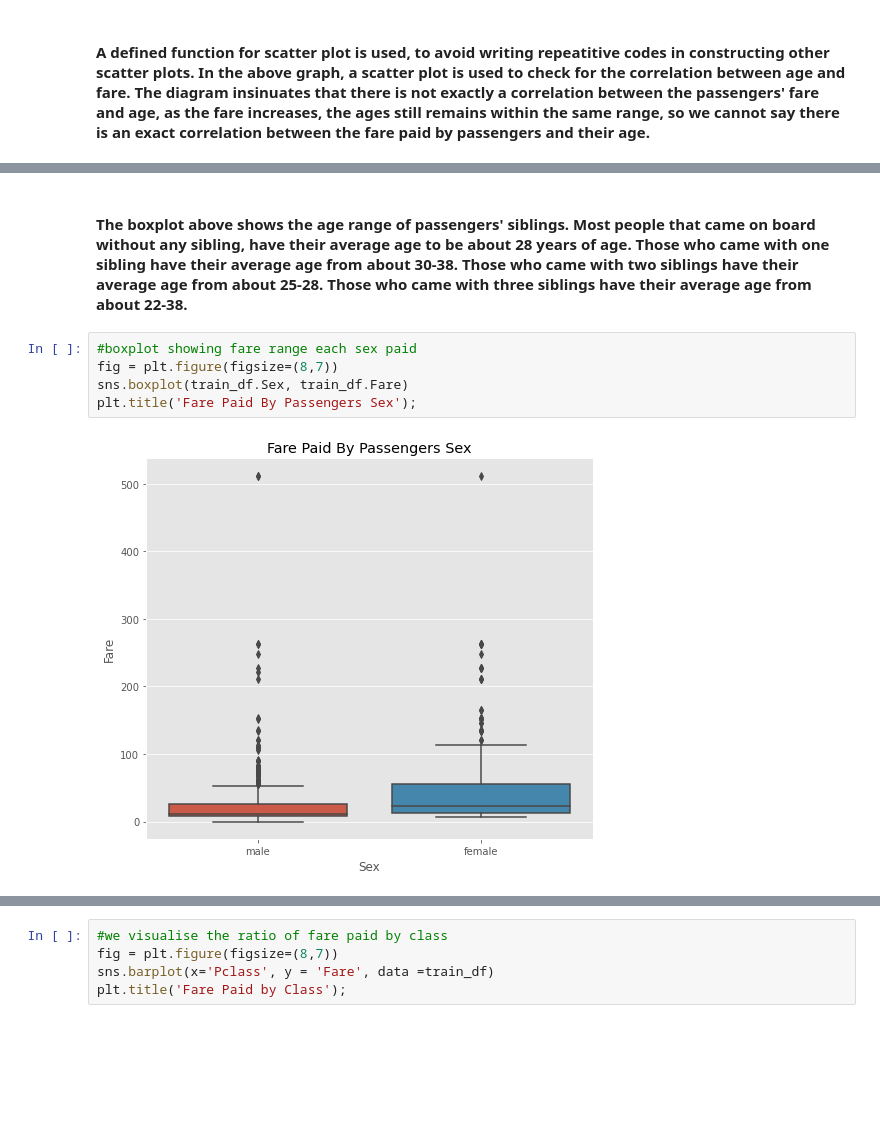
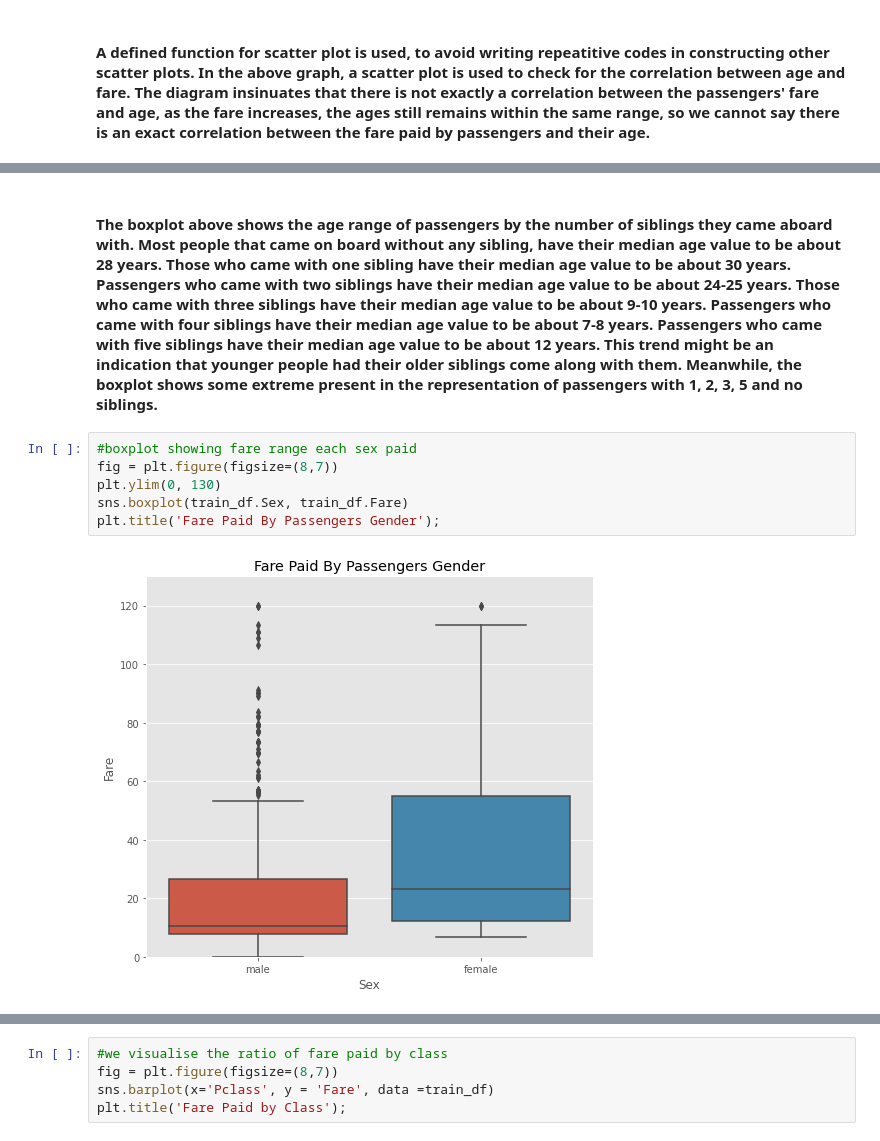
Before and after one commit to Bernice-Akinwande/Kaggle-BIPOC-Mentorship-project, a Jupyter notebook: Titanic Data Analysis .ipynb, the cells around one changed output, grey strips where cells are left out. Saved outputs shown, nothing was run; the diff lists cells and outputs as text; blank space fills up the shorter version.

```diff
--- a/Titanic Data Analysis .ipynb
+++ b/Titanic Data Analysis .ipynb
@@ -278,9 +316,10 @@ plt.title('Age Range Of Passengers Siblings');
 # %% [markdown]
-#### The boxplot above shows the age range of passengers' siblings.  Most people that came on board without any sibling, have their average age to be about 28 years of age. Those who came with one sibling have their average age from about 30-38. Those who came with two siblings have their average age from about 25-28. Those who came with three siblings have their average age from about 22-38.
+#### The boxplot above shows the age range of passengers by the number of siblings they came aboard with. Most people that came on board without any sibling, have their median age value to be about 28 years. Those who came with one sibling have their median age value to be about 30 years. Passengers who came with two siblings have their median age value to be about 24-25 years. Those who came with three siblings have their median age value to be about 9-10 years. Passengers who came with four siblings have their median age value to be about 7-8 years. Passengers who came with five siblings have their median age value to be about 12 years. This trend might be an indication that younger people had their older siblings come along with them. Meanwhile, the boxplot shows some extreme present in the representation of passengers with 1, 2, 3, 5 and no siblings.
 # %%
 #boxplot showing fare range each sex paid
 fig = plt.figure(figsize=(8,7))
+plt.ylim(0, 130)
 sns.boxplot(train_df.Sex, train_df.Fare)
-plt.title('Fare Paid By Passengers Sex');
+plt.title('Fare Paid By Passengers Gender');
 # %% [output]
-[figure, old version]
+[figure, new version]
```
Also changed, not shown: parts of 35 cells of this notebook.
